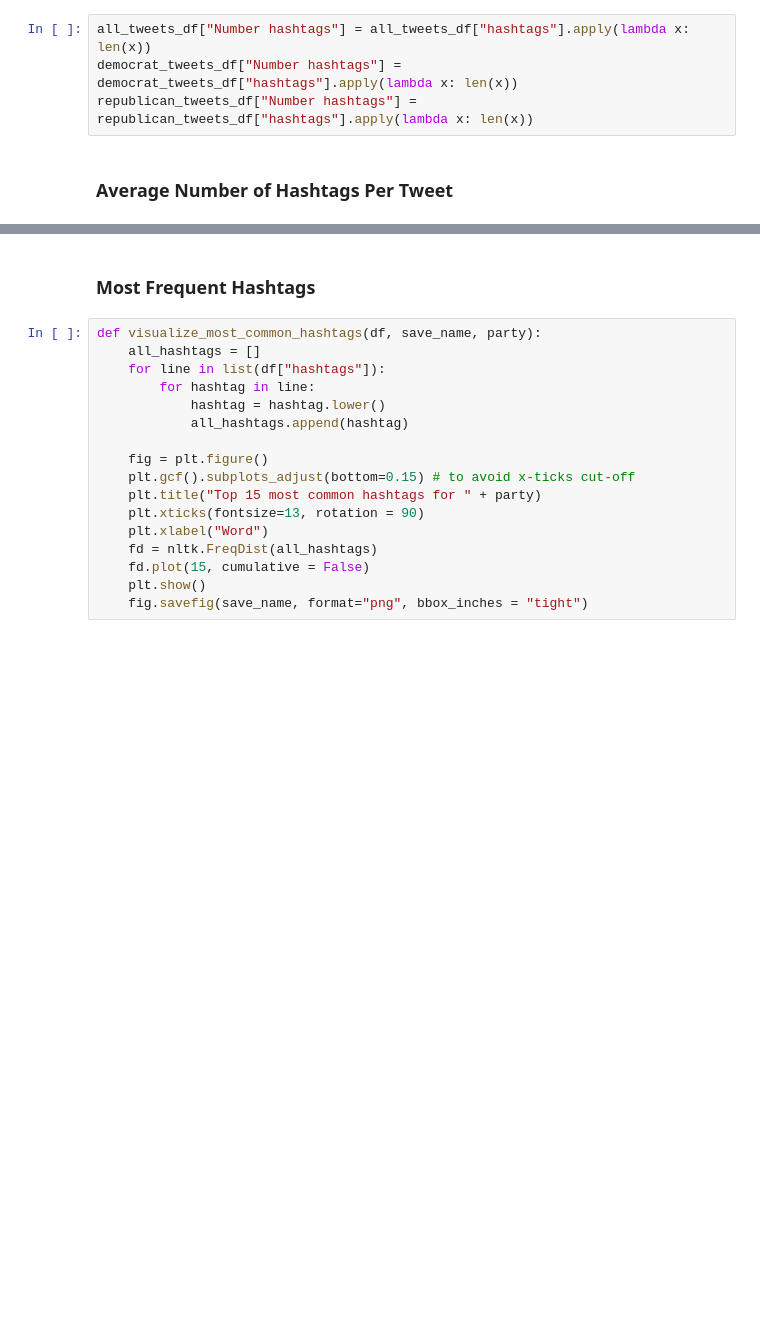
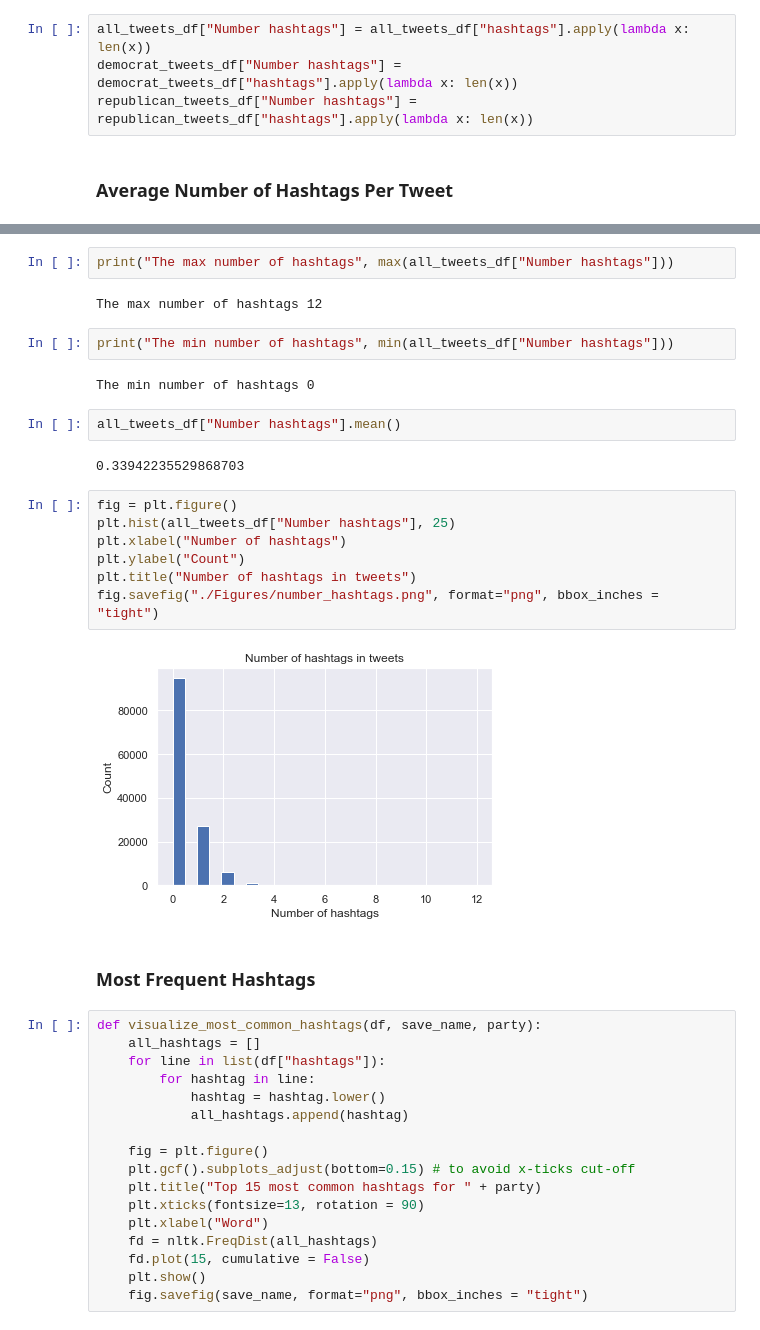
Before and after one commit to darshanajaint/data_mining_project, a Jupyter notebook: Data_Exploration.ipynb, the cells around one changed output, grey strips where cells are left out. Saved outputs shown, nothing was run; the diff lists cells and outputs as text; blank space fills up the shorter version.

```diff
--- a/Data_Exploration.ipynb
+++ b/Data_Exploration.ipynb
@@ -283,3 +282,24 @@ The average number of hashtags across republicans was  6.98
+# %%
+print("The max number of hashtags", max(all_tweets_df["Number hashtags"]))
+# %% [output]
+The max number of hashtags 12
+# %%
+print("The min number of hashtags", min(all_tweets_df["Number hashtags"]))
+# %% [output]
+The min number of hashtags 0
+# %%
+all_tweets_df["Number hashtags"].mean()
+# %% [output]
+0.33942235529868703
+# %%
+fig = plt.figure()
+plt.hist(all_tweets_df["Number hashtags"], 25)
+plt.xlabel("Number of hashtags")
+plt.ylabel("Count")
+plt.title("Number of hashtags in tweets")
+fig.savefig("./Figures/number_hashtags.png", format="png", bbox_inches = "tight")
+# %% [output]
+[figure, added]
 # %% [markdown]
 ### Most Frequent Hashtags
 # %%
```
Also changed, not shown: parts of 10 cells of this notebook.
